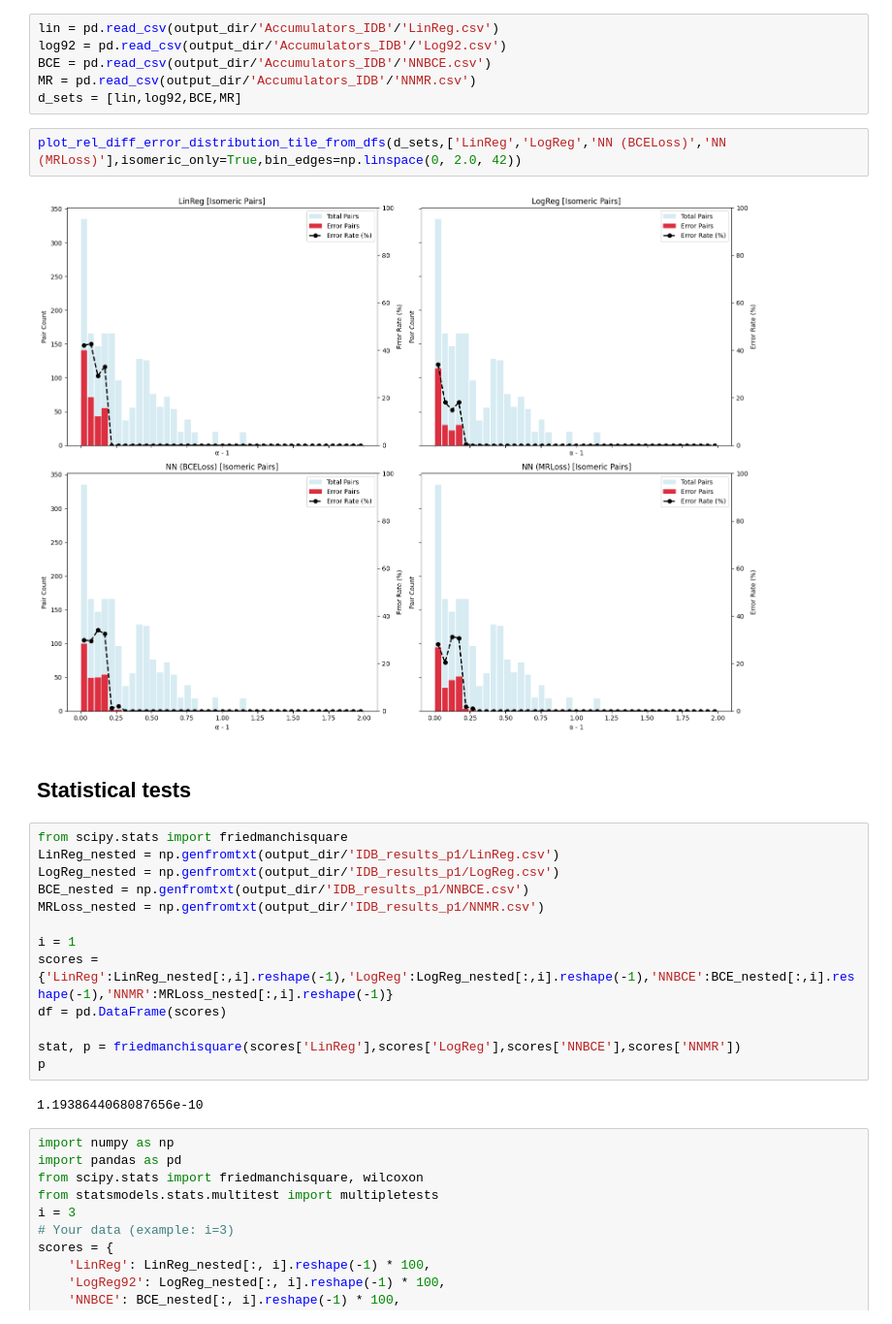
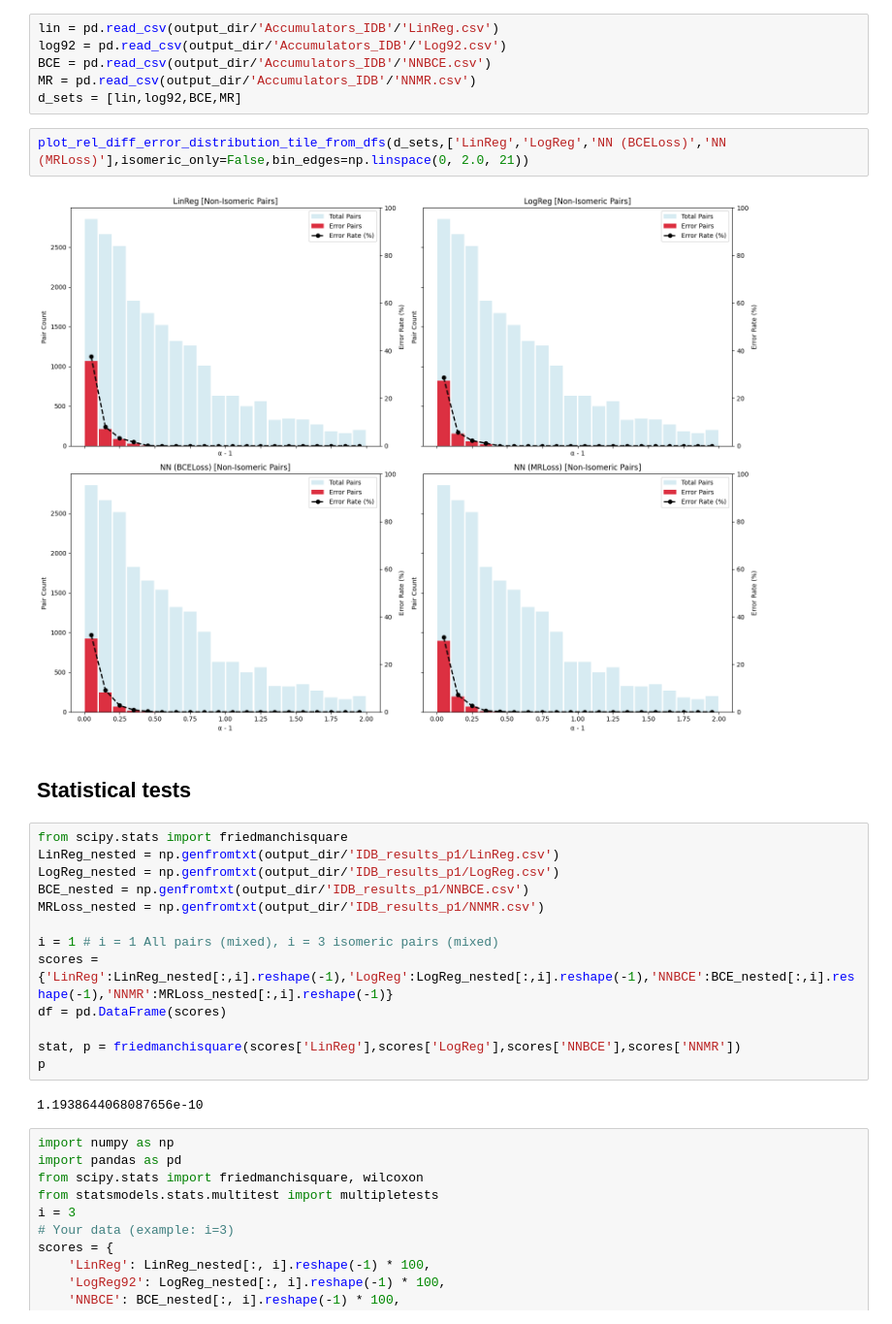
Before and after one commit to IvanRozanov04/FlavonoidsElutionOrderPrediction, a Jupyter notebook: code/Vis&Stats.ipynb, the cells around one changed output. Shown at 97% size. Cells and saved outputs as stored; diff of their text form.

```diff
--- a/code/Vis&Stats.ipynb
+++ b/code/Vis&Stats.ipynb
@@ -329,9 +329,9 @@ BCE = pd.read_csv(output_dir/'Accumulators_IDB'/'NNBCE.csv')
 MR = pd.read_csv(output_dir/'Accumulators_IDB'/'NNMR.csv')
 d_sets = [lin,log92,BCE,MR]
 # %%
-plot_rel_diff_error_distribution_tile_from_dfs(d_sets,['LinReg','LogReg','NN (BCELoss)','NN (MRLoss)'],isomeric_only=True,bin_edges=np.linspace(0, 2.0, 42))
+plot_rel_diff_error_distribution_tile_from_dfs(d_sets,['LinReg','LogReg','NN (BCELoss)','NN (MRLoss)'],isomeric_only=False,bin_edges=np.linspace(0, 2.0, 21))
 # %% [output]
-[figure, old version]
+[figure, new version]
 # %% [markdown]
 ## Statistical tests
 # %%
@@ -341,7 +341,7 @@ LogReg_nested = np.genfromtxt(output_dir/'IDB_results_p1/LogReg.csv')
 BCE_nested = np.genfromtxt(output_dir/'IDB_results_p1/NNBCE.csv')
 MRLoss_nested = np.genfromtxt(output_dir/'IDB_results_p1/NNMR.csv')
 
-i = 1
+i = 1 # i = 1 All pairs (mixed), i = 3 isomeric pairs (mixed)
 scores = {'LinReg':LinReg_nested[:,i].reshape(-1),'LogReg':LogReg_nested[:,i].reshape(-1),'NNBCE':BCE_nested[:,i].reshape(-1),'NNMR':MRLoss_nested[:,i].reshape(-1)}
 df = pd.DataFrame(scores)
 
```
Also changed, not shown: parts of 9 cells of this notebook.
